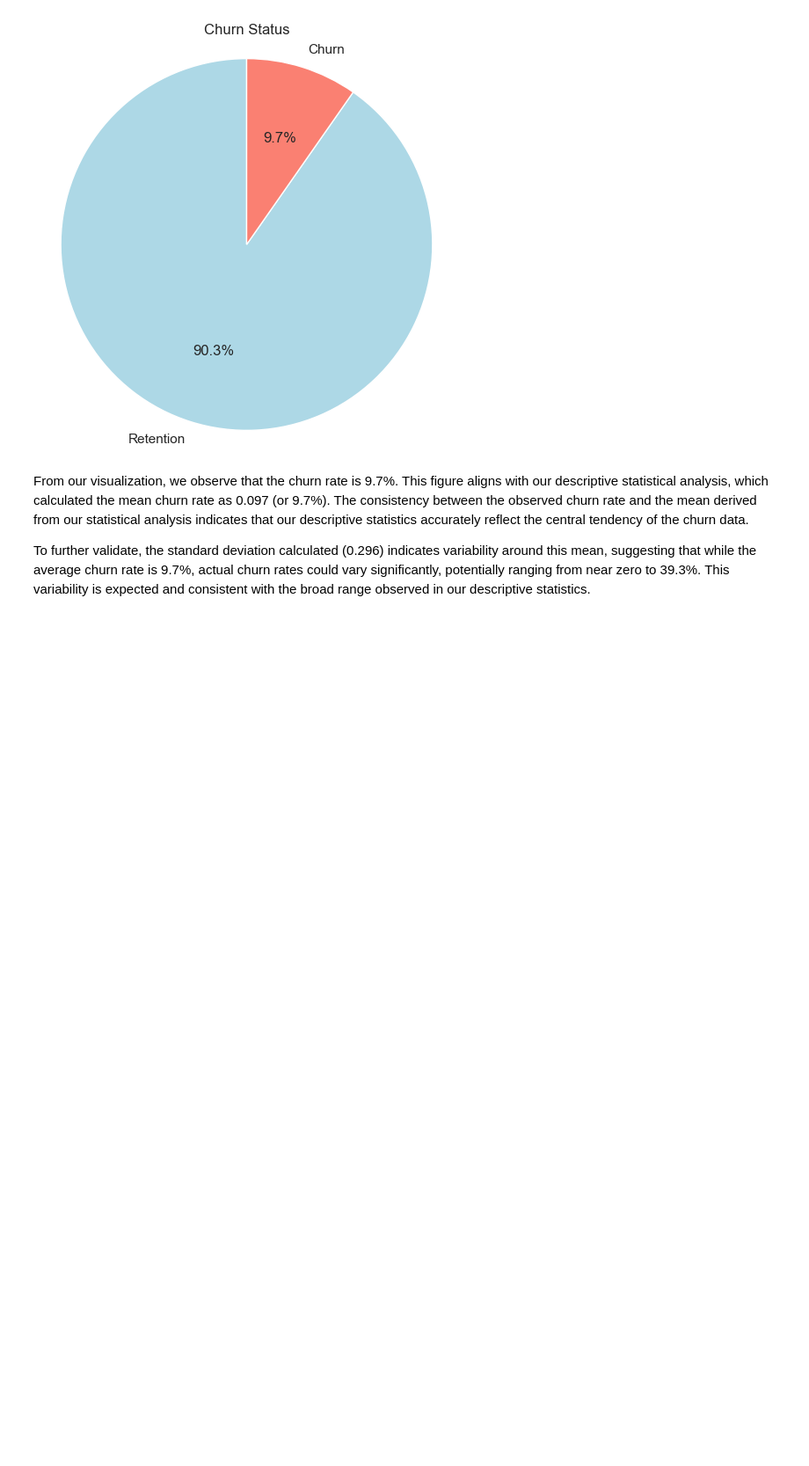
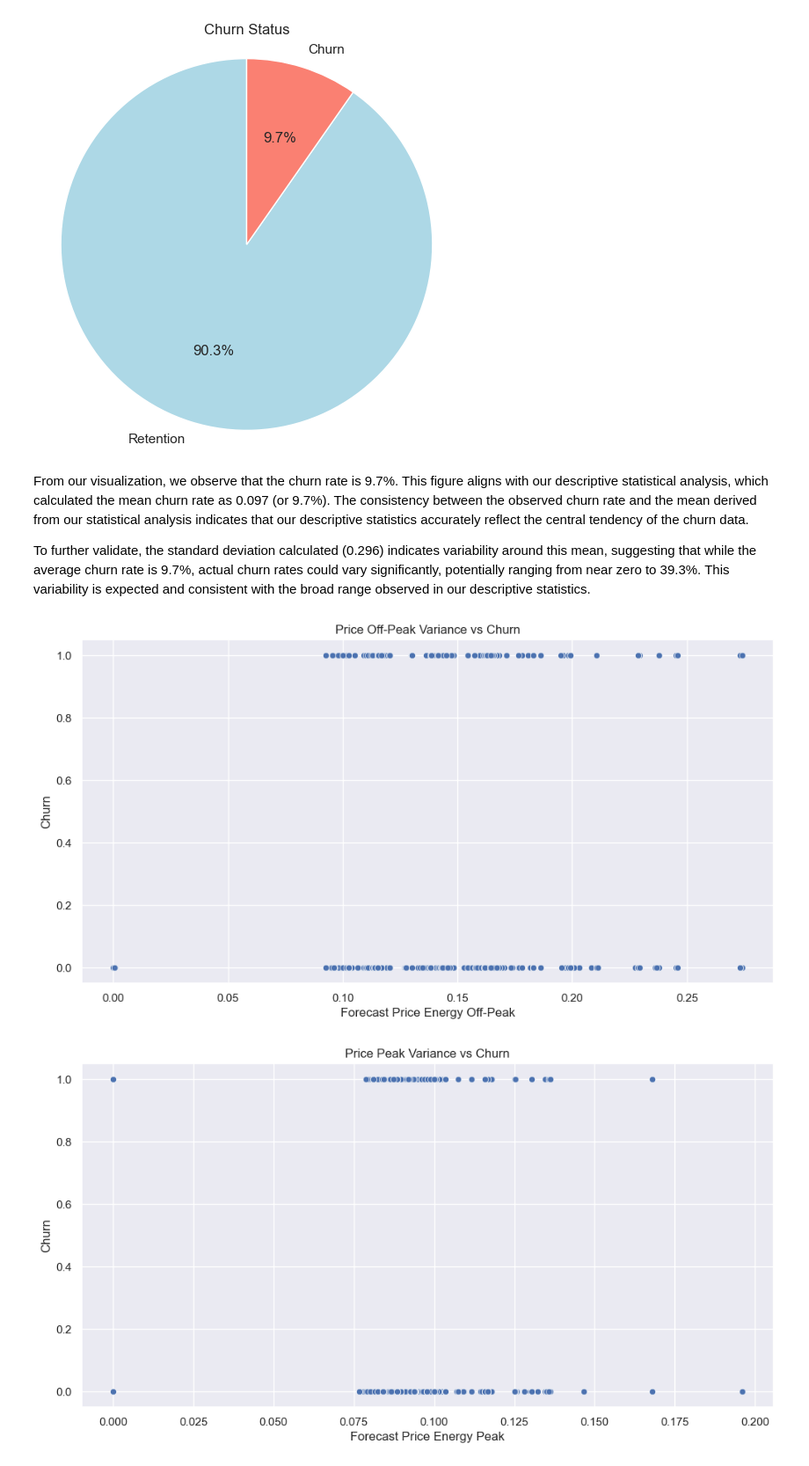
Before and after one commit to lirixent/BCGX, a Jupyter notebook: Task 2 - eda_starter.ipynb, the cells around one changed output. Shown: that part at 88% size. Cells and saved outputs as stored; diff of their text form; code cells hidden in the pictures; blank space fills up the shorter version.

```diff
--- a/Task 2 - eda_starter.ipynb
+++ b/Task 2 - eda_starter.ipynb
@@ -316,3 +316,25 @@ plt.show()
 From our visualization, we observe that the churn rate is 9.7%. This figure aligns with our descriptive statistical analysis, which calculated the mean churn rate as 0.097 (or 9.7%). The consistency between the observed churn rate and the mean derived from our statistical analysis indicates that our descriptive statistics accurately reflect the central tendency of the churn data.
 
 To further validate, the standard deviation calculated (0.296) indicates variability around this mean, suggesting that while the average churn rate is 9.7%, actual churn rates could vary significantly, potentially ranging from near zero to 39.3%. This variability is expected and consistent with the broad range observed in our descriptive statistics.
+# %%
+plt.figure(figsize=(12, 6))
+
+# Example: Price Off-Peak Variance vs Churn
+sns.scatterplot(data=client_df, x='forecast_price_energy_off_peak', y='churn')
+plt.title('Price Off-Peak Variance vs Churn')
+plt.xlabel('Forecast Price Energy Off-Peak')
+plt.ylabel('Churn')
+plt.grid(True)
+plt.show()
+
+# Example: Price Peak Variance vs Churn
+plt.figure(figsize=(12, 6))
+sns.scatterplot(data=client_df, x='forecast_price_energy_peak', y='churn')
+plt.title('Price Peak Variance vs Churn')
+plt.xlabel('Forecast Price Energy Peak')
+plt.ylabel('Churn')
+plt.grid(True)
+plt.show()
+# %% [output]
+[figure, added]
+[figure, added]
```
Also changed, not shown: parts of 3 cells of this notebook.
